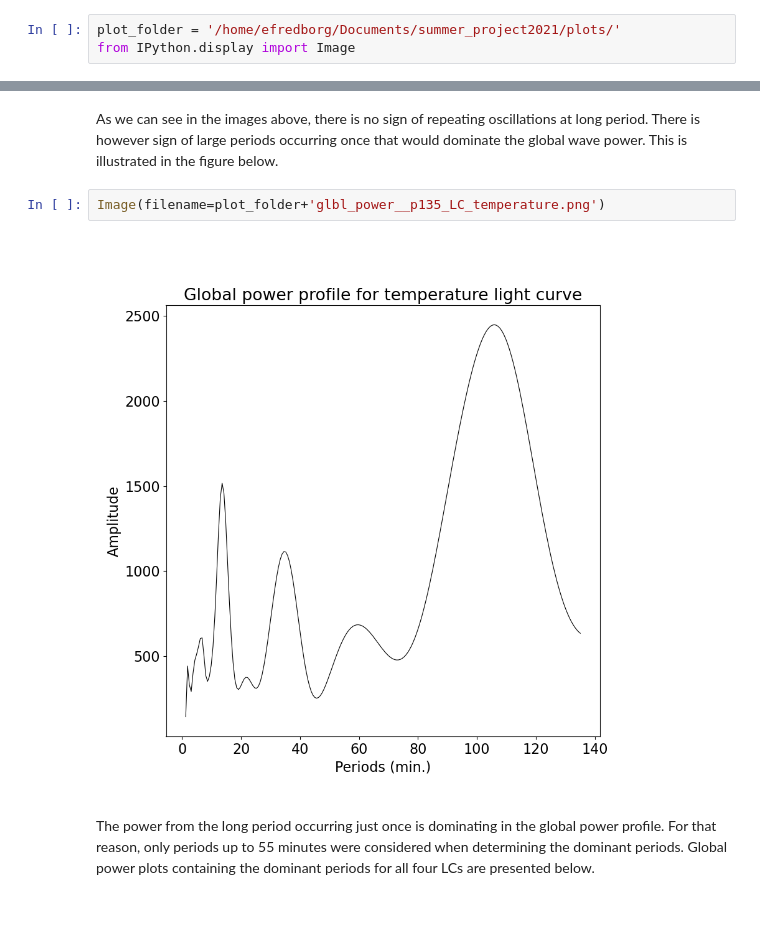
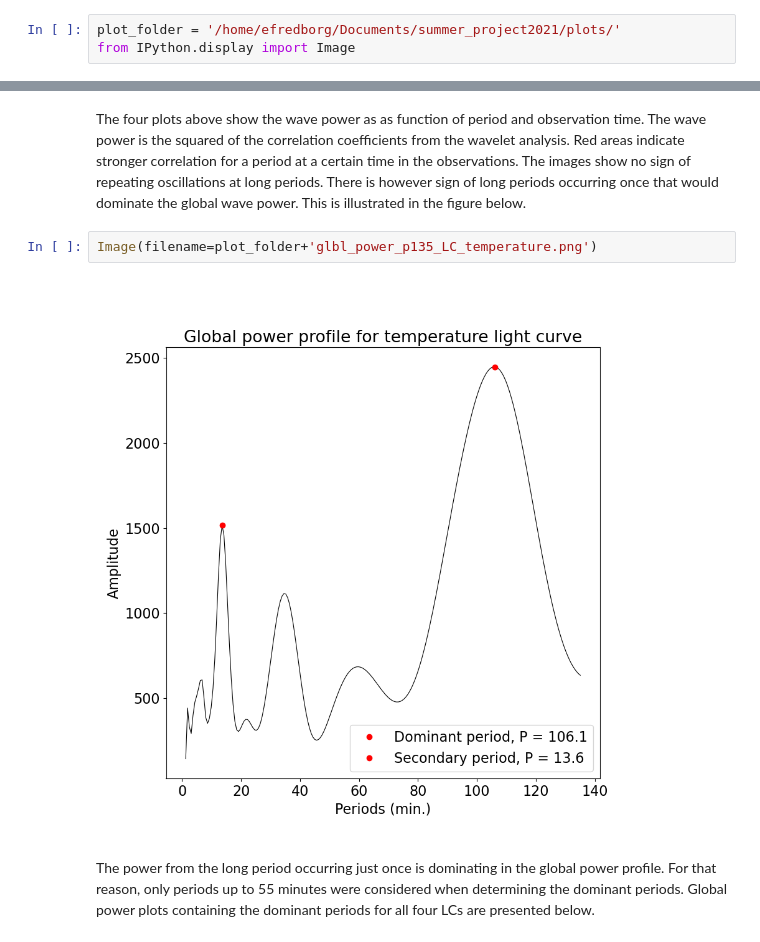
Before and after one commit to efredborg/summer_project2021, a Jupyter notebook: report/report.ipynb, the cells around one changed output, grey strips where cells are left out. Drawn from its saved outputs; the diff is of its cells as text; blank space fills up the shorter version.

Commit message:
small changes to wavelet plots and working on report

```diff
--- a/report/report.ipynb
+++ b/report/report.ipynb
@@ -42,9 +63,9 @@ Image(filename=plot_folder+'wavelet_p135_$n_e$.png')
 # %% [markdown]
-As we can see in the images above, there is no sign of repeating oscillations at long period. There is however sign of large periods occurring once that would dominate the global wave power. This is illustrated in the figure below.
+The four plots above show the wave power as as function of period and observation time. The wave power is the squared of the correlation coefficients from the wavelet analysis. Red  areas indicate stronger correlation for a period at a certain time in the observations. The images show no sign of repeating oscillations at long periods. There is however sign of long periods occurring once that would dominate the global wave power. This is illustrated in the figure below.
 # %%
-Image(filename=plot_folder+'glbl_power__p135_LC_temperature.png')
+Image(filename=plot_folder+'glbl_power_p135_LC_temperature.png')
 # %% [output]
-[figure, old version]
+[figure, new version]
 # %% [markdown]
 The power from the  long period occurring just once is dominating in the global power profile. For that reason, only periods up to 55 minutes were considered when determining the dominant periods. Global power plots containing the dominant periods for all four LCs are presented below.
 # %%
```
Also changed, not shown: parts of 17 cells of this notebook, 32 other files.
